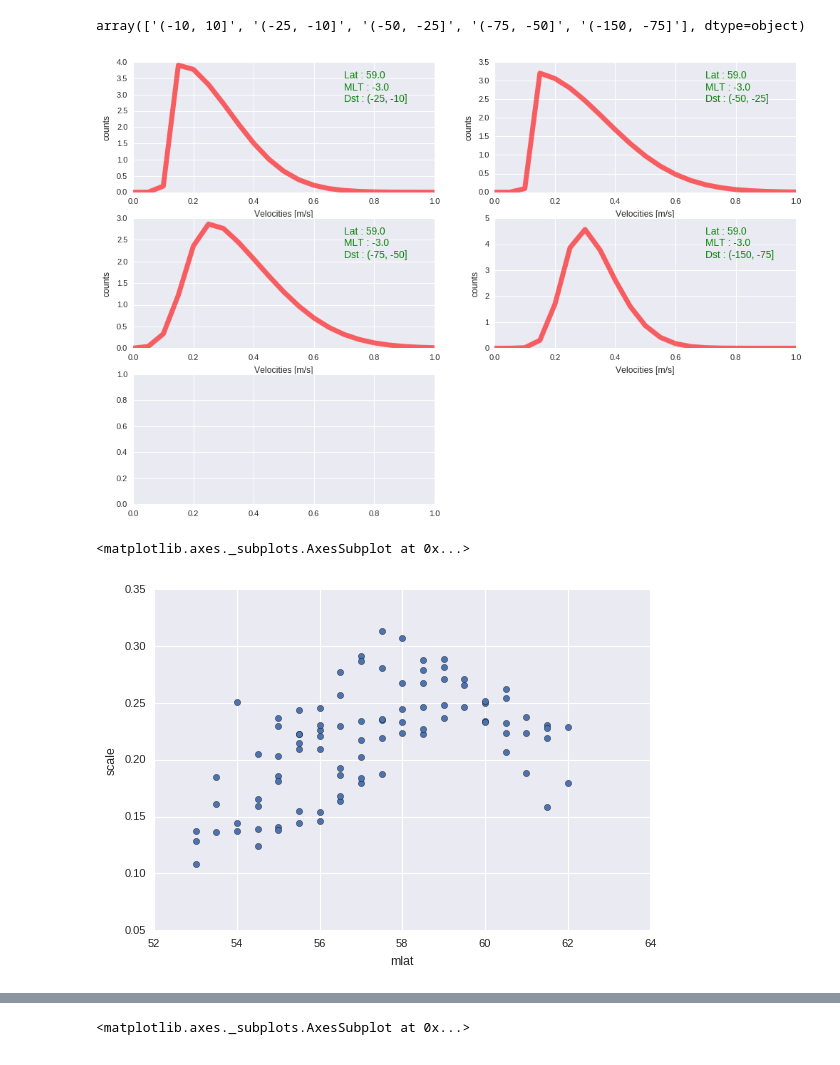
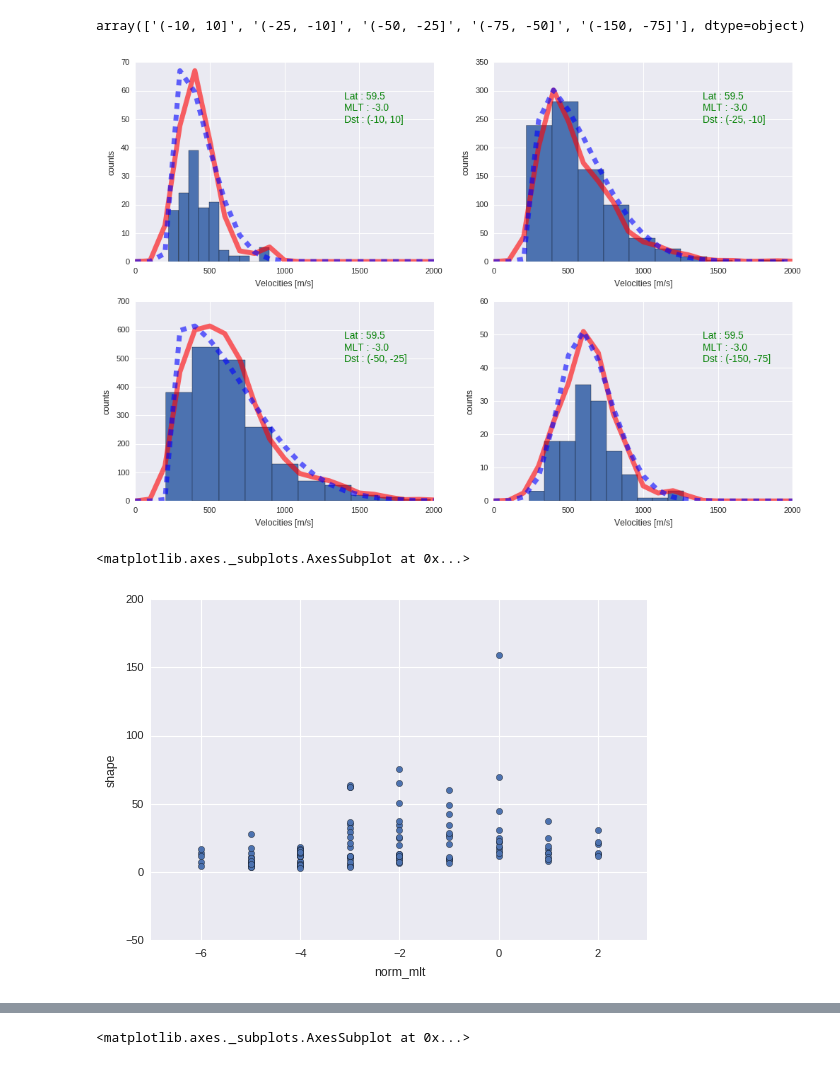
Before and after one commit to bharatreddy/vel-analys, a Jupyter notebook: ipy/skewed_gaussian_fit.ipynb, the cells around one changed output, grey strips where cells are left out. Saved outputs shown, nothing was run; the diff lists cells and outputs as text; code cells hidden in the pictures.

```diff
--- a/ipy/skewed_gaussian_fit.ipynb
+++ b/ipy/skewed_gaussian_fit.ipynb
@@ -115,8 +115,8 @@ fitDF.to_csv( "../data/fit-skewed-gaussian.txt",\
 # %%
 # Make a few plots of the fitting to get an estimate of how things are!
 # Our velocities range from 0 to 2000 m/s
-velsArr = numpy.arange(0.,2100.,100.)/2000.
-selMLAT = 59.#59.#
+velsArr = numpy.arange(0.,2100.,100.)#/2000.
+selMLAT = 59.5#59.#
 selNormMLT = -3.#-6.#
 selFitDF = fitDF[ (fitDF["norm_mlt"] == selNormMLT) &\
                 (fitDF["mlat"] == selMLAT) ]
@@ -126,32 +126,35 @@ selVelDF = velGmagDF[ (velGmagDF["normMLT"] == selNormMLT) & \
 # %%
 f = plt.figure(figsize=(12, 8))
 axArr = []
-axArr.append( f.add_subplot(3,2,1) )
-axArr.append( f.add_subplot(3,2,2) )
-axArr.append( f.add_subplot(3,2,3) )
-axArr.append( f.add_subplot(3,2,4) )
-axArr.append( f.add_subplot(3,2,5) )
+axArr.append( f.add_subplot(2,2,1) )
+axArr.append( f.add_subplot(2,2,2) )
+axArr.append( f.add_subplot(2,2,3) )
+axArr.append( f.add_subplot(2,2,4) )
+# axArr.append( f.add_subplot(3,2,5) )
 for ind, currDstBin in enumerate( selFitDF["dst_bin"].unique() ):
     shape = selFitDF[ selFitDF["dst_bin"] == currDstBin ]["shape"].tolist()[0]
     loc = selFitDF[ selFitDF["dst_bin"] == currDstBin ]["loc"].tolist()[0]
     scale = selFitDF[ selFitDF["dst_bin"] == currDstBin ]["scale"].tolist()[0]
     subVelDF = selVelDF[ selVelDF["dst_bin"] == currDstBin ]
     velScale = subVelDF["vSaps"].value_counts(bins=velsArr[::2]).max()
-    pdf_fitted = stats.skewnorm.pdf(velsArr, shape, loc, scale)
+    velKernel = stats.gaussian_kde( subVelDF["vSaps"], bw_method="scott" )
+    kernel_adjusted = (velKernel.pdf( velsArr )/max(velKernel.pdf( velsArr ))) * velScale
+    pdf_fitted = stats.skewnorm.pdf(velsArr/2000., shape, loc, scale)
     fitVals = pdf_fitted/max(pdf_fitted) * velScale
-    axArr[ind].plot(velsArr, pdf_fitted, 'r-', lw=5, alpha=0.6)
+    axArr[ind].plot(velsArr, kernel_adjusted, 'r-', lw=5, alpha=0.6)
+    axArr[ind].plot(velsArr, fitVals, 'b--', lw=5, alpha=0.6)
     axArr[ind].set_xlabel("Velocities [m/s]")
     axArr[ind].set_ylabel("counts")
     printText = "Lat : " + str(selMLAT) +\
                 "\n" + "MLT : " + str(selNormMLT) +\
                 "\n" + "Dst : " + currDstBin
     axArr[ind].text(0.7, 0.7,  printText,
             transform=axArr[ind].transAxes,
             color='green', fontsize=10)
-#     subVelDF["vSaps"].hist(ax=axArr[ind])
+    subVelDF["vSaps"].hist(ax=axArr[ind])
 plt.savefig("../figs/skewed-gaussian-fit-test.pdf",bbox_inches='tight')
 # %% [output]
-[figure, old version]
+[figure, new version]
 # %%
 # Seaborn styling
 sns.set_style("darkgrid")
@@ -160,8 +163,8 @@ seaMap = ListedColormap(sns.color_palette("Reds"))
 # Plot using matplotlib
 fig1 = plt.figure()
 ax = fig1.add_subplot(111)
-fitDF[ fitDF["dst_bin"] == "(-75, -50]" ].plot(x="mlat", y="scale", kind="scatter", ax=ax)
+fitDF[ fitDF["dst_bin"] == "(-50, -25]" ].plot(x="norm_mlt", y="shape", kind="scatter", ax=ax)
 # %% [output]
 <matplotlib.axes._subplots.AxesSubplot at 0x...>
-[figure, old version]
+[figure, new version]
 # %%
```
Also changed, not shown: parts of 1 cell of this notebook, 32 other files.
